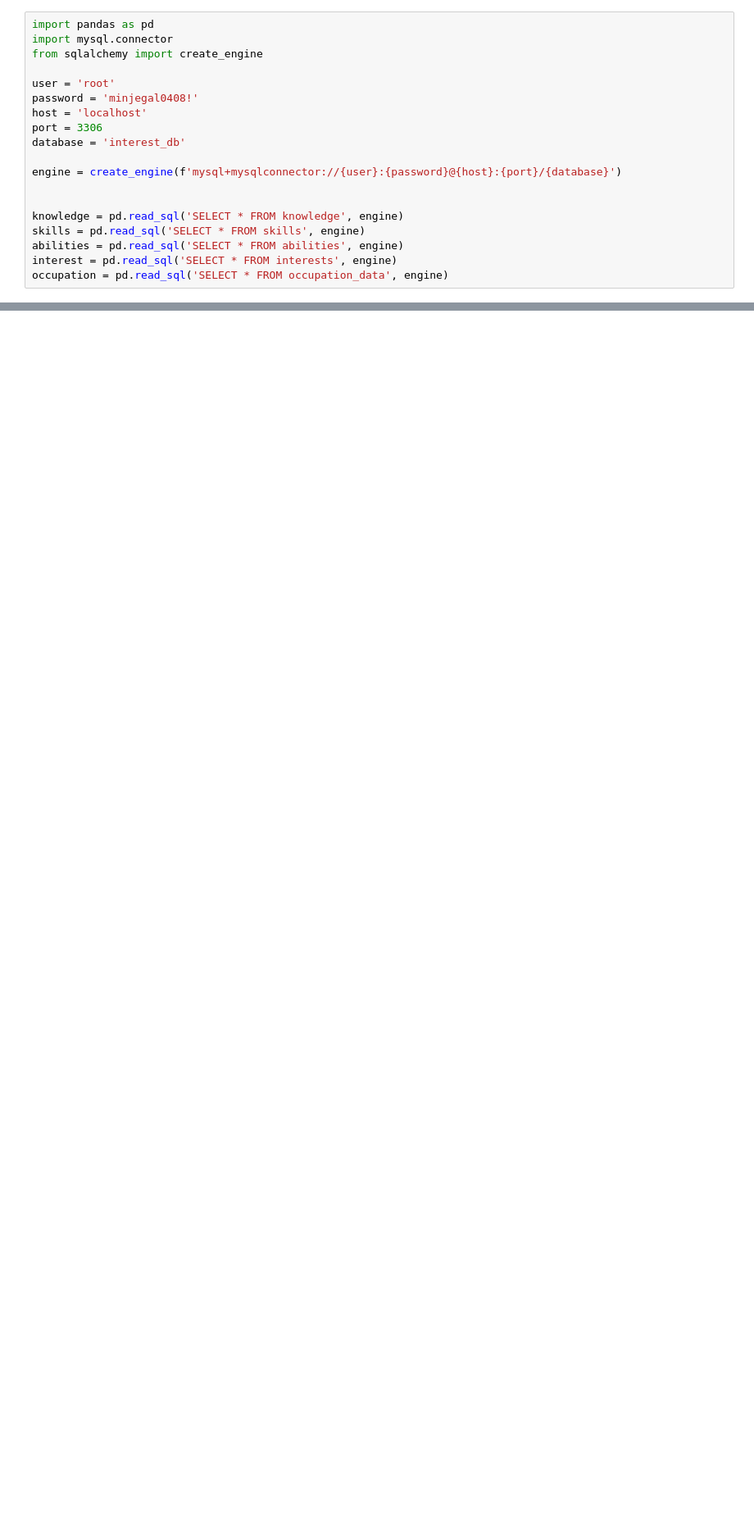
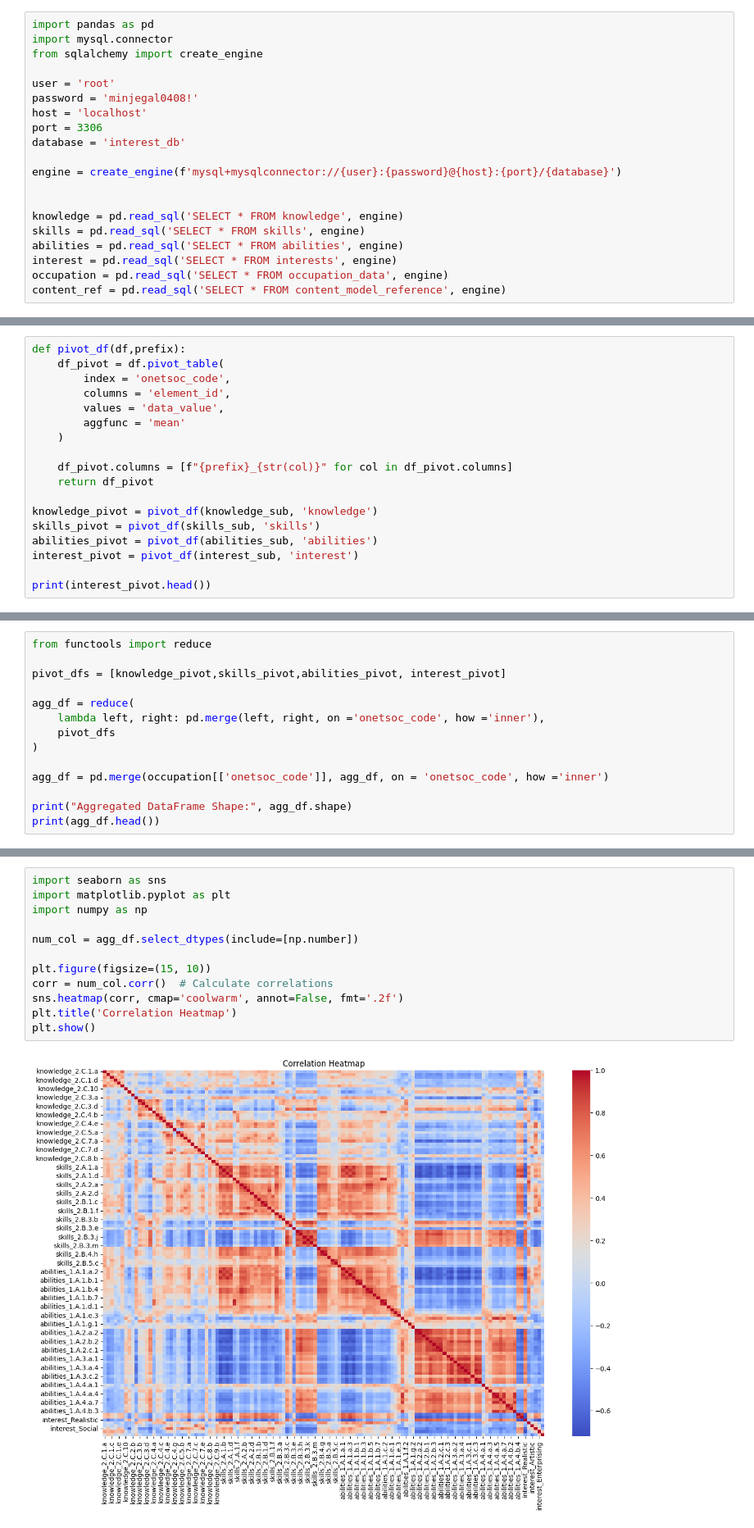
Before and after one commit to gaallmin/Interest-seeker-Service, a Jupyter notebook: dataeda.ipynb, the cells around one changed output, grey strips where cells are left out. Shown at 82% size. Saved outputs shown, nothing was run; the diff lists cells and outputs as text; blank space fills up the shorter version.

Commit message:
finished, the engines

```diff
--- a/dataeda.ipynb
+++ b/dataeda.ipynb
@@ -17,3 +17,4 @@ skills = pd.read_sql('SELECT * FROM skills', engine)
 abilities = pd.read_sql('SELECT * FROM abilities', engine)
 interest = pd.read_sql('SELECT * FROM interests', engine)
 occupation = pd.read_sql('SELECT * FROM occupation_data', engine)
+content_ref = pd.read_sql('SELECT * FROM content_model_reference', engine)
@@ -80,0 +131,18 @@ merged_data.loc[merged_data['onetsoc_code'] == '11-1011.00']
+# %%
+def pivot_df(df,prefix):
+    df_pivot = df.pivot_table(
+        index = 'onetsoc_code',
+        columns = 'element_id',
+        values = 'data_value',
+        aggfunc = 'mean'
+    )
+
+    df_pivot.columns = [f"{prefix}_{str(col)}" for col in df_pivot.columns]
+    return df_pivot
+
+knowledge_pivot = pivot_df(knowledge_sub, 'knowledge')
+skills_pivot = pivot_df(skills_sub, 'skills')
+abilities_pivot = pivot_df(abilities_sub, 'abilities')
+interest_pivot = pivot_df(interest_sub, 'interest')
+
+print(interest_pivot.head())
@@ -80,0 +211,14 @@ merged_data.loc[merged_data['onetsoc_code'] == '11-1011.00']
+# %%
+from functools import reduce
+
+pivot_dfs = [knowledge_pivot,skills_pivot,abilities_pivot, interest_pivot]
+
+agg_df = reduce(
+    lambda left, right: pd.merge(left, right, on ='onetsoc_code', how ='inner'),
+    pivot_dfs
+)
+
+agg_df = pd.merge(occupation[['onetsoc_code']], agg_df, on = 'onetsoc_code', how ='inner')
+
+print("Aggregated DataFrame Shape:", agg_df.shape)
+print(agg_df.head())
@@ -80,0 +553,14 @@ merged_data.loc[merged_data['onetsoc_code'] == '11-1011.00']
+# %%
+import seaborn as sns
+import matplotlib.pyplot as plt
+import numpy as np
+
+num_col = agg_df.select_dtypes(include=[np.number])
+
+plt.figure(figsize=(15, 10))
+corr = num_col.corr()  # Calculate correlations
+sns.heatmap(corr, cmap='coolwarm', annot=False, fmt='.2f')
+plt.title('Correlation Heatmap')
+plt.show()
+# %% [output]
+[figure, added]
```
Also changed, not shown: parts of 34 cells of this notebook, 15 other files.
